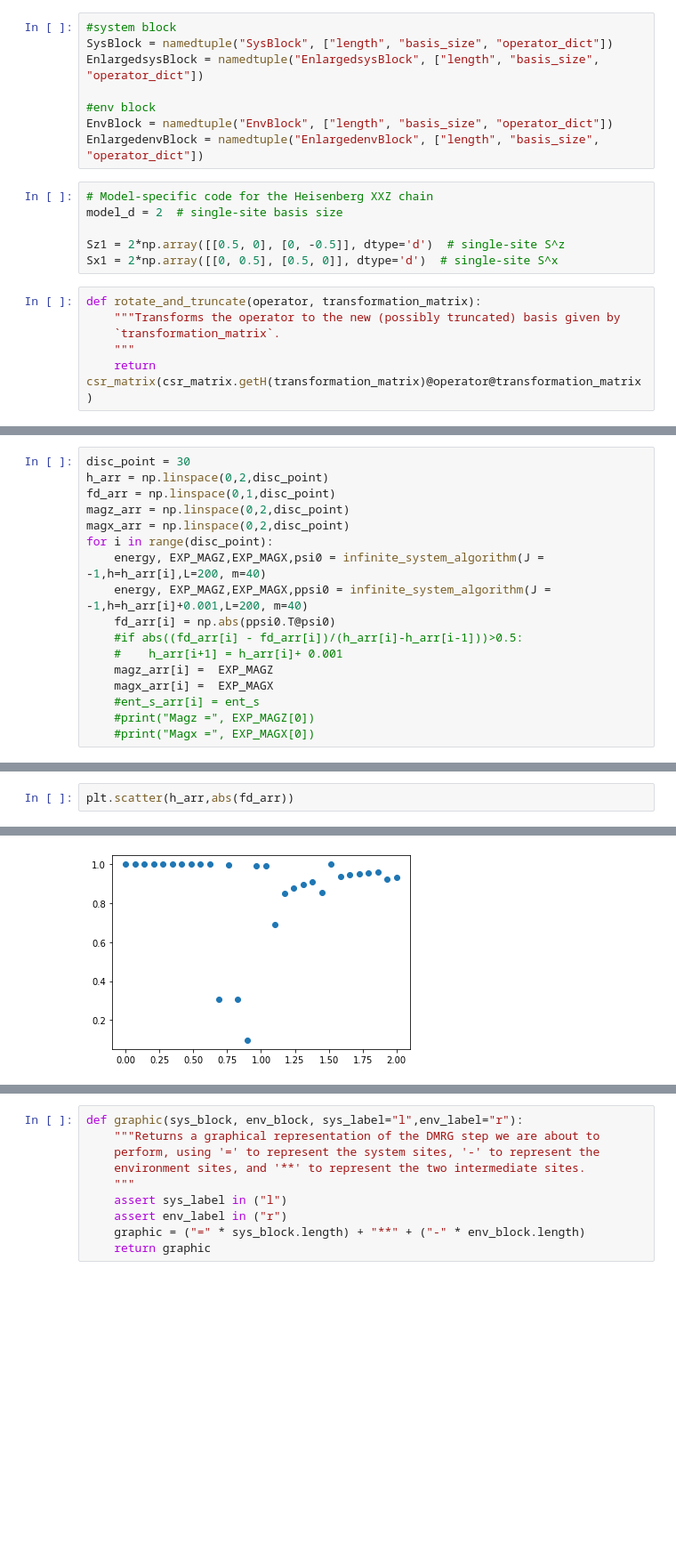
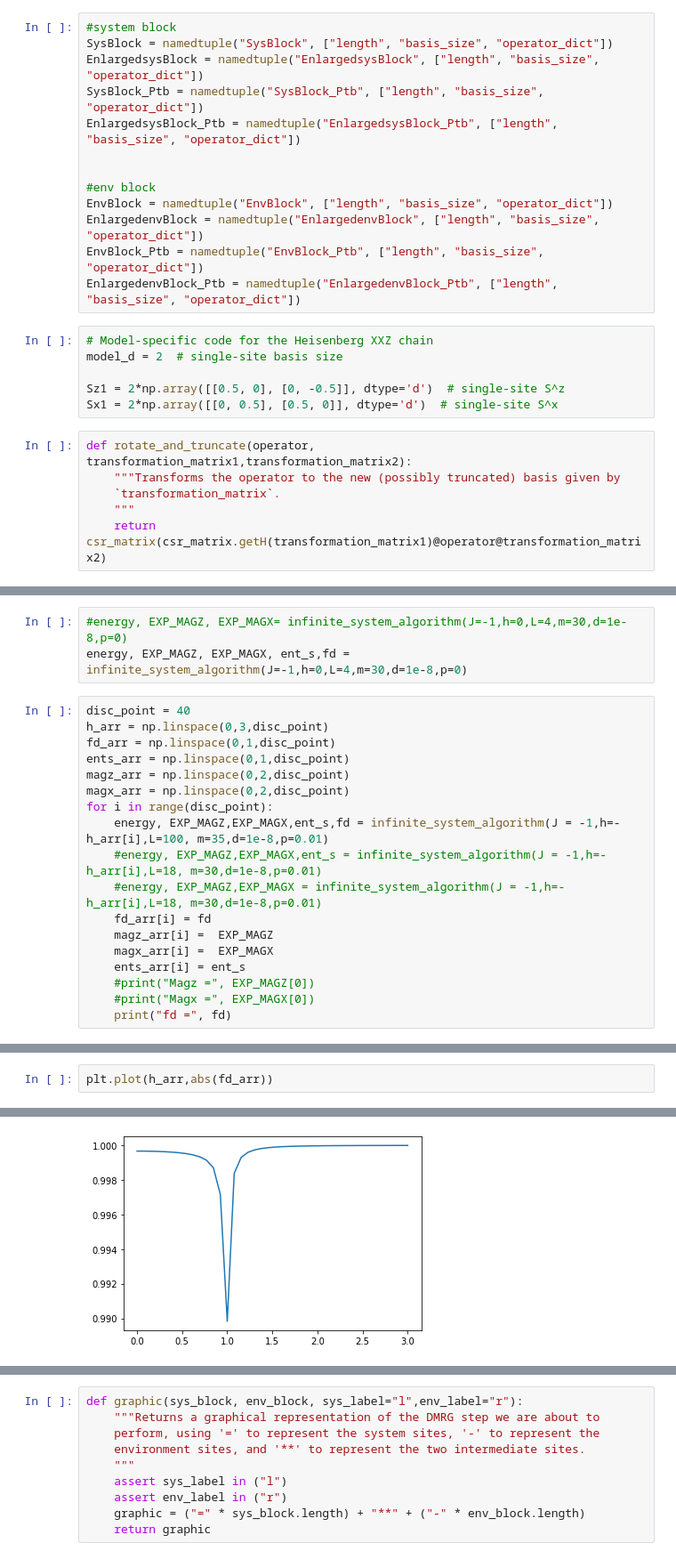
Before and after one commit to Heliumky/Transverse-1D-Ising, a Jupyter notebook: github_ising_finite.ipynb, the cells around one changed output, grey strips where cells are left out. Shown at 89% size. Saved outputs shown, nothing was run; the diff lists cells and outputs as text; blank space fills up the shorter version.

```diff
--- a/github_ising_finite.ipynb
+++ b/github_ising_finite.ipynb
@@ -25,10 +25,15 @@ import matplotlib.pyplot as plt
 #system block
 SysBlock = namedtuple("SysBlock", ["length", "basis_size", "operator_dict"])
 EnlargedsysBlock = namedtuple("EnlargedsysBlock", ["length", "basis_size", "operator_dict"])
+SysBlock_Ptb = namedtuple("SysBlock_Ptb", ["length", "basis_size", "operator_dict"])
+EnlargedsysBlock_Ptb = namedtuple("EnlargedsysBlock_Ptb", ["length", "basis_size", "operator_dict"])
+
 
 #env block
 EnvBlock = namedtuple("EnvBlock", ["length", "basis_size", "operator_dict"])
 EnlargedenvBlock = namedtuple("EnlargedenvBlock", ["length", "basis_size", "operator_dict"])
+EnvBlock_Ptb = namedtuple("EnvBlock_Ptb", ["length", "basis_size", "operator_dict"])
+EnlargedenvBlock_Ptb = namedtuple("EnlargedenvBlock_Ptb", ["length", "basis_size", "operator_dict"])
 # %%
 # Model-specific code for the Heisenberg XXZ chain
 model_d = 2  # single-site basis size
@@ -36,9 +41,9 @@ model_d = 2  # single-site basis size
 Sz1 = 2*np.array([[0.5, 0], [0, -0.5]], dtype='d')  # single-site S^z
 Sx1 = 2*np.array([[0, 0.5], [0.5, 0]], dtype='d')  # single-site S^x
 # %%
-def rotate_and_truncate(operator, transformation_matrix):
+def rotate_and_truncate(operator, transformation_matrix1,transformation_matrix2):
     """Transforms the operator to the new (possibly truncated) basis given by
     `transformation_matrix`.
     """
-    return csr_matrix(csr_matrix.getH(transformation_matrix)@operator@transformation_matrix)
+    return csr_matrix(csr_matrix.getH(transformation_matrix1)@operator@transformation_matrix2)
 # %%
@@ -248,17 +392,21 @@ EXP_MAGX
+# %%
+#energy, EXP_MAGZ, EXP_MAGX= infinite_system_algorithm(J=-1,h=0,L=4,m=30,d=1e-8,p=0)
+energy, EXP_MAGZ, EXP_MAGX, ent_s,fd = infinite_system_algorithm(J=-1,h=0,L=4,m=30,d=1e-8,p=0)
 # %%
-disc_point = 30
-h_arr = np.linspace(0,2,disc_point)
+disc_point = 40
+h_arr = np.linspace(0,3,disc_point)
 fd_arr = np.linspace(0,1,disc_point)
+ents_arr = np.linspace(0,1,disc_point)
 magz_arr = np.linspace(0,2,disc_point)
 magx_arr = np.linspace(0,2,disc_point)
 for i in range(disc_point):
-    energy, EXP_MAGZ,EXP_MAGX,psi0 = infinite_system_algorithm(J = -1,h=h_arr[i],L=200, m=40)
-    energy, EXP_MAGZ,EXP_MAGX,ppsi0 = infinite_system_algorithm(J = -1,h=h_arr[i]+0.001,L=200, m=40)
-    fd_arr[i] = np.abs(ppsi0.T@psi0)
-    #if abs((fd_arr[i] - fd_arr[i])/(h_arr[i]-h_arr[i-1]))>0.5:
-    #    h_arr[i+1] = h_arr[i]+ 0.001
+    energy, EXP_MAGZ,EXP_MAGX,ent_s,fd = infinite_system_algorithm(J = -1,h=-h_arr[i],L=100, m=35,d=1e-8,p=0.01)
+    #energy, EXP_MAGZ,EXP_MAGX,ent_s = infinite_system_algorithm(J = -1,h=-h_arr[i],L=18, m=30,d=1e-8,p=0.01)
+    #energy, EXP_MAGZ,EXP_MAGX = infinite_system_algorithm(J = -1,h=-h_arr[i],L=18, m=30,d=1e-8,p=0.01)
+    fd_arr[i] = fd
     magz_arr[i] =  EXP_MAGZ
     magx_arr[i] =  EXP_MAGX
-    #ent_s_arr[i] = ent_s
+    ents_arr[i] = ent_s
     #print("Magz =", EXP_MAGZ[0])
     #print("Magx =", EXP_MAGX[0])
+    print("fd =", fd)
@@ -265,3 +431,3 @@ for i in range(disc_point):
 # %%
-plt.scatter(h_arr,abs(fd_arr))
+plt.plot(h_arr,abs(fd_arr))
 # %% [output]
@@ -269,4 +435,4 @@ plt.scatter(h_arr,abs(fd_arr))
-[figure, old version]
+[figure, new version]
 # %%
 abs(fd_arr)
 # %% [output]
```
Also changed, not shown: parts of 39 cells of this notebook, 1 other file.
